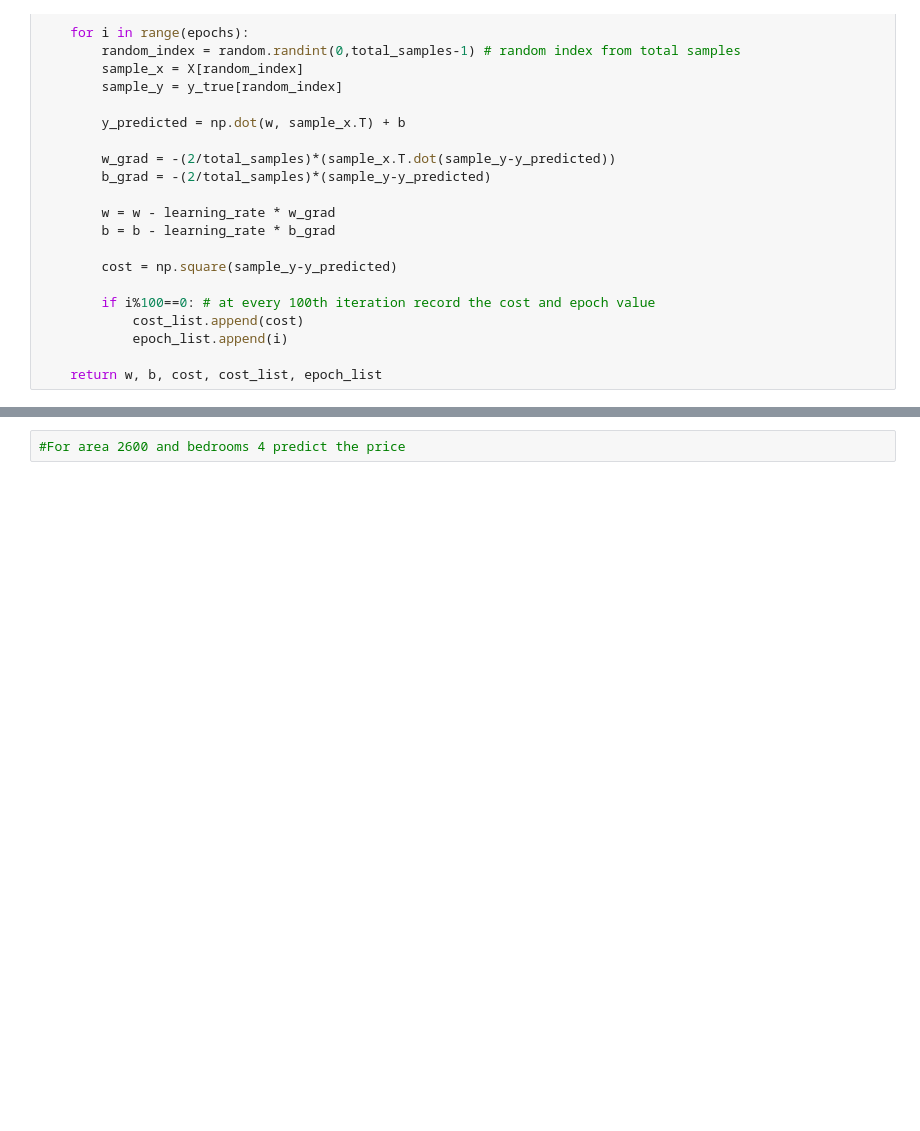
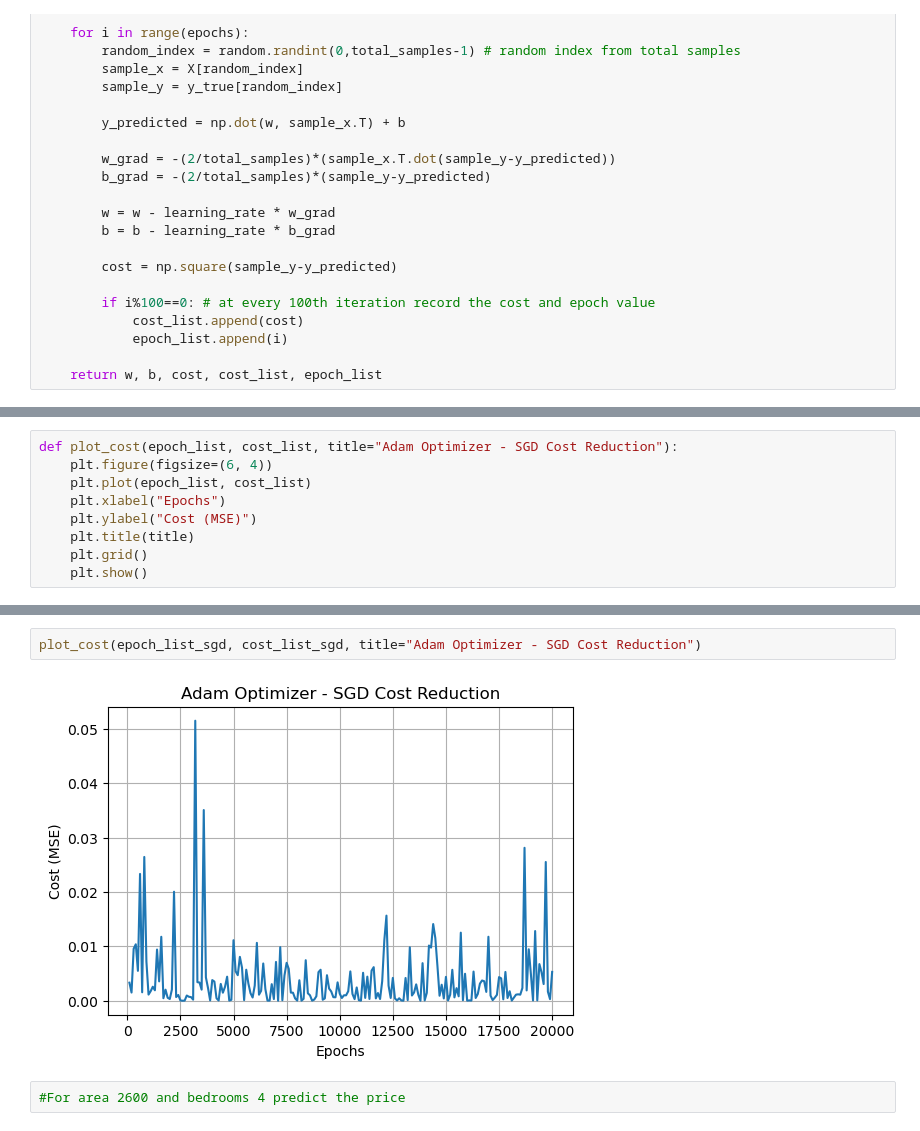
Before and after one commit to sfolarin/PhD-Projects, a Jupyter notebook: ML-Course/BGD_and_SGD.ipynb, the cells around one changed output, grey strips where cells are left out. Drawn from its saved outputs; the diff is of its cells as text; blank space fills up the shorter version.

```diff
--- a/ML-Course/BGD_and_SGD.ipynb
+++ b/ML-Course/BGD_and_SGD.ipynb
@@ -361,0 +637,9 @@ plt.plot(epoch_list_sgd,cost_list_sgd)
+# %%
+def plot_cost(epoch_list, cost_list, title="Adam Optimizer - SGD Cost Reduction"):
+    plt.figure(figsize=(6, 4))
+    plt.plot(epoch_list, cost_list)
+    plt.xlabel("Epochs")
+    plt.ylabel("Cost (MSE)")
+    plt.title(title)
+    plt.grid()
+    plt.show()
@@ -362,3 +655,7 @@ plt.plot(epoch_list_sgd,cost_list_sgd)
+# %%
+plot_cost(epoch_list_sgd, cost_list_sgd, title="Adam Optimizer - SGD Cost Reduction")
+# %% [output]
+[figure, added]
 # %%
 #For area 2600 and bedrooms 4 predict the price
 # %%
```
Also changed, not shown: parts of 35 cells of this notebook, 14 other files.
